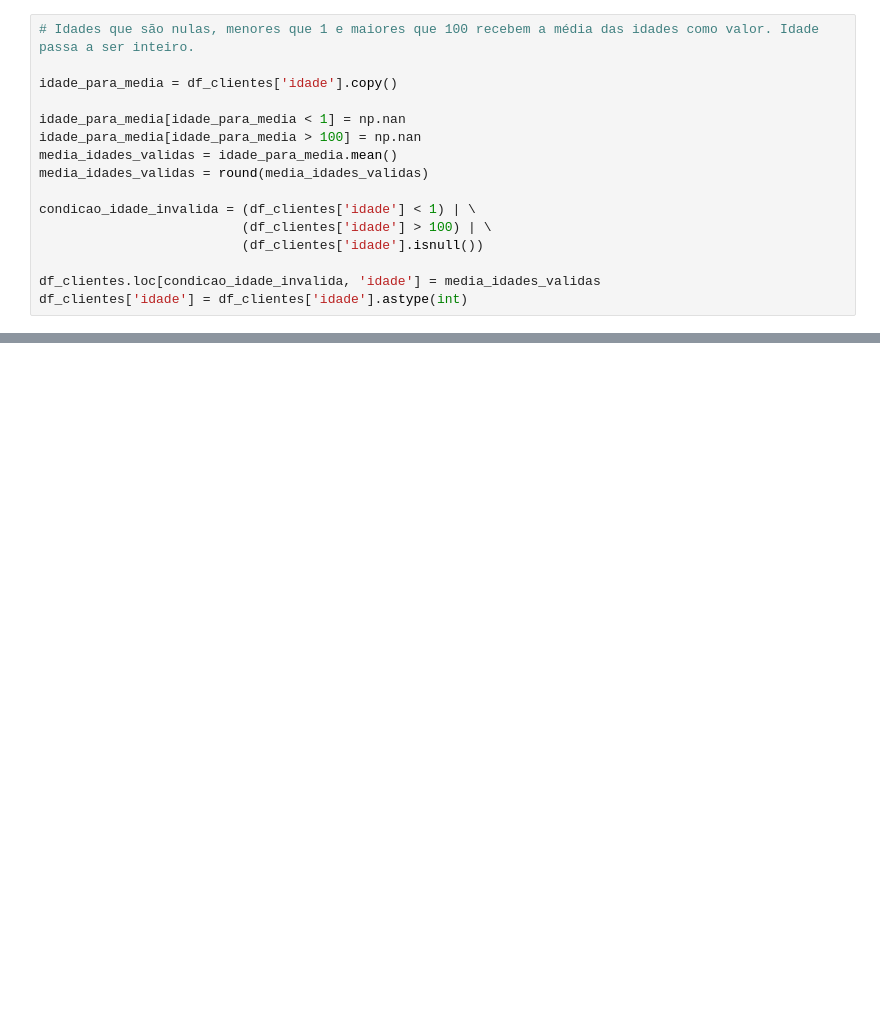
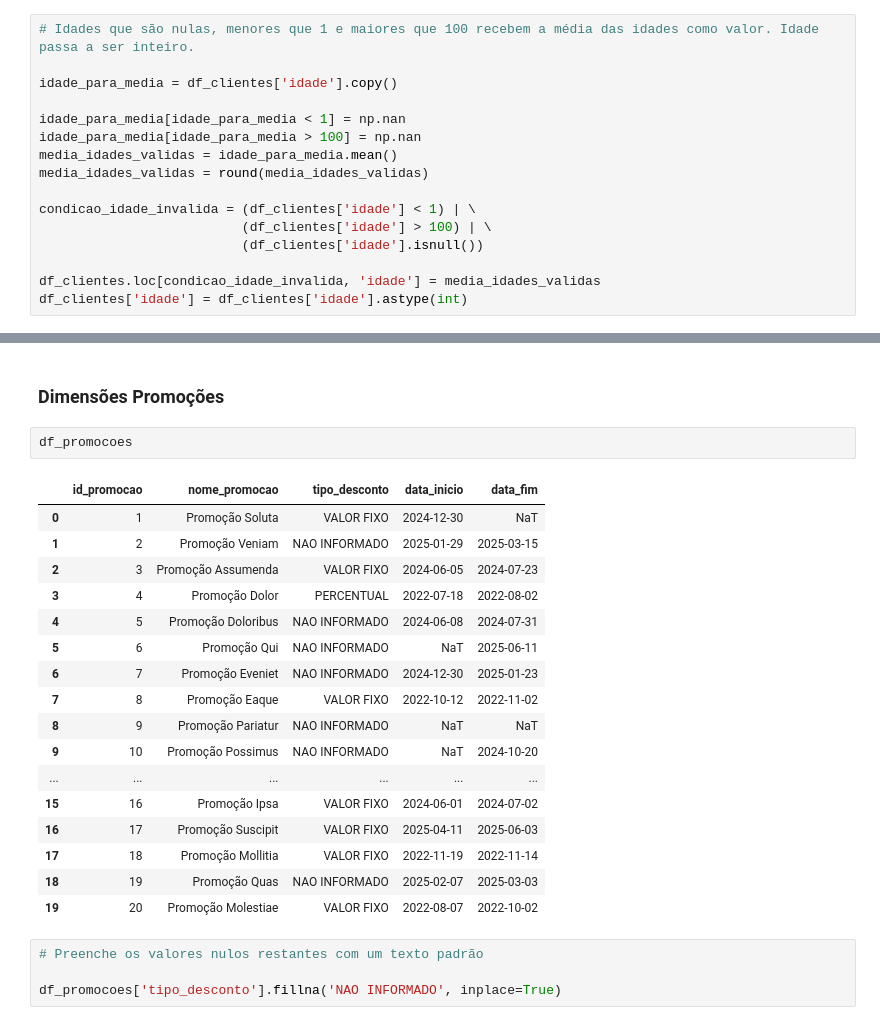
Before and after one commit to danielberg3/dw-global-retail, a Jupyter notebook: etl.ipynb, the cells around one changed output, grey strips where cells are left out. Saved outputs shown, nothing was run; the diff lists cells and outputs as text; blank space fills up the shorter version.

```diff
--- a/etl.ipynb
+++ b/etl.ipynb
@@ -141,0 +209,26 @@ df_clientes['idade'] = df_clientes['idade'].astype(int)
+# %% [markdown]
+### Dimensões Promoções
+# %%
+df_promocoes
+# %% [output]
+|  | id_promocao | nome_promocao | tipo_desconto | data_inicio | data_fim |
+| 0 | 1 | Promoção Soluta | VALOR FIXO | 2024-12-30 | NaT |
+| 1 | 2 | Promoção Veniam | NAO INFORMADO | 2025-01-29 | 2025-03-15 |
+| 2 | 3 | Promoção Assumenda | VALOR FIXO | 2024-06-05 | 2024-07-23 |
+| 3 | 4 | Promoção Dolor | PERCENTUAL | 2022-07-18 | 2022-08-02 |
+| 4 | 5 | Promoção Doloribus | NAO INFORMADO | 2024-06-08 | 2024-07-31 |
+| 5 | 6 | Promoção Qui | NAO INFORMADO | NaT | 2025-06-11 |
+| 6 | 7 | Promoção Eveniet | NAO INFORMADO | 2024-12-30 | 2025-01-23 |
+| 7 | 8 | Promoção Eaque | VALOR FIXO | 2022-10-12 | 2022-11-02 |
+| 8 | 9 | Promoção Pariatur | NAO INFORMADO | NaT | NaT |
+| 9 | 10 | Promoção Possimus | NAO INFORMADO | NaT | 2024-10-20 |
+| ... | ... | ... | ... | ... | ... |
+| 15 | 16 | Promoção Ipsa | VALOR FIXO | 2024-06-01 | 2024-07-02 |
+| 16 | 17 | Promoção Suscipit | VALOR FIXO | 2025-04-11 | 2025-06-03 |
+| 17 | 18 | Promoção Mollitia | VALOR FIXO | 2022-11-19 | 2022-11-14 |
+| 18 | 19 | Promoção Quas | NAO INFORMADO | 2025-02-07 | 2025-03-03 |
+| 19 | 20 | Promoção Molestiae | VALOR FIXO | 2022-08-07 | 2022-10-02 |
+# %%
+# Preenche os valores nulos restantes com um texto padrão
+
+df_promocoes['tipo_desconto'].fillna('NAO INFORMADO', inplace=True)
```
Also changed, not shown: parts of 16 cells of this notebook, 1 other file.
